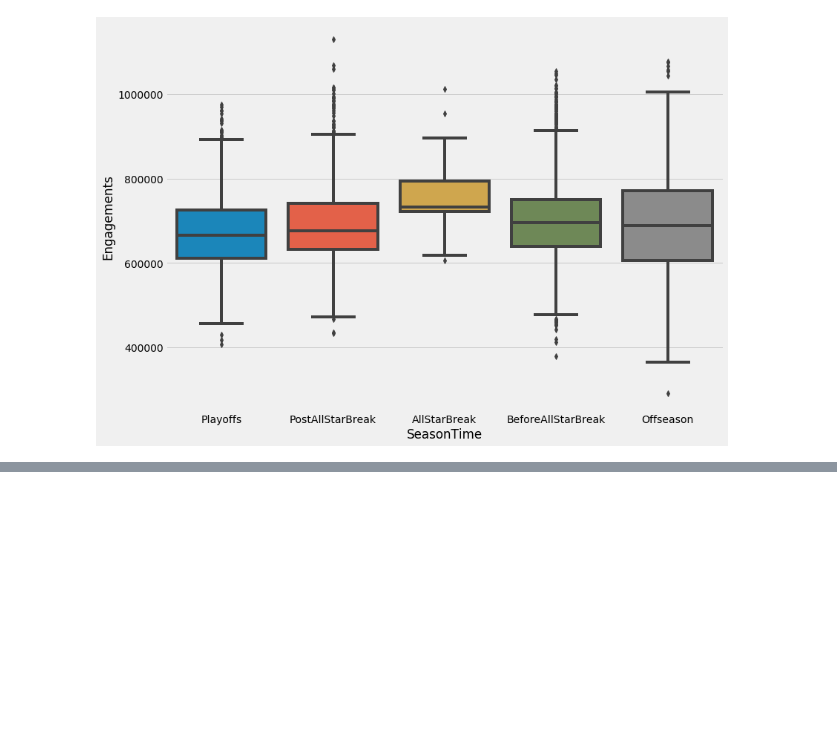
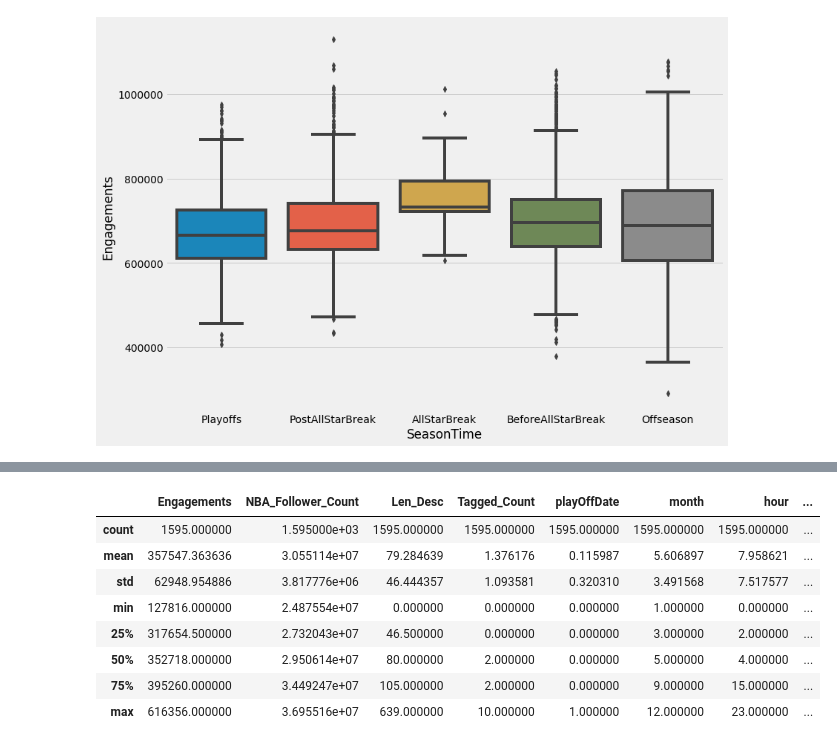
Before and after one commit to frankhu19/NBA2019, a Jupyter notebook: EDA_hunt_for_better_mape_Round2.ipynb, the cells around one changed output, grey strips where cells are left out. Saved outputs shown, nothing was run; the diff lists cells and outputs as text; code cells hidden in the pictures; blank space fills up the shorter version.

```diff
--- a/EDA_hunt_for_better_mape_Round2.ipynb
+++ b/EDA_hunt_for_better_mape_Round2.ipynb
@@ -129,0 +136,12 @@ sns.boxplot(x = 'SeasonTime', y = 'Engagements', data = data[data['Type'] != 'Vi
+# %%
+data[data['Type'] == 'Photo'].describe()
+# %% [output]
+|  | Engagements | NBA_Follower_Count | Len_Desc | Tagged_Count | playOffDate | month | hour | ... |
+| count | 1595.000000 | 1.595000e+03 | 1595.000000 | 1595.000000 | 1595.000000 | 1595.000000 | 1595.000000 | ... |
+| mean | 357547.363636 | 3.055114e+07 | 79.284639 | 1.376176 | 0.115987 | 5.606897 | 7.958621 | ... |
+| std | 62948.954886 | 3.817776e+06 | 46.444357 | 1.093581 | 0.320310 | 3.491568 | 7.517577 | ... |
+| min | 127816.000000 | 2.487554e+07 | 0.000000 | 0.000000 | 0.000000 | 1.000000 | 0.000000 | ... |
+| 25% | 317654.500000 | 2.732043e+07 | 46.500000 | 0.000000 | 0.000000 | 3.000000 | 2.000000 | ... |
+| 50% | 352718.000000 | 2.950614e+07 | 80.000000 | 2.000000 | 0.000000 | 5.000000 | 4.000000 | ... |
+| 75% | 395260.000000 | 3.449247e+07 | 105.000000 | 2.000000 | 0.000000 | 9.000000 | 15.000000 | ... |
+| max | 616356.000000 | 3.695516e+07 | 639.000000 | 10.000000 | 1.000000 | 12.000000 | 23.000000 | ... |
```
Also changed, not shown: parts of 5 cells of this notebook, 3 other files.
